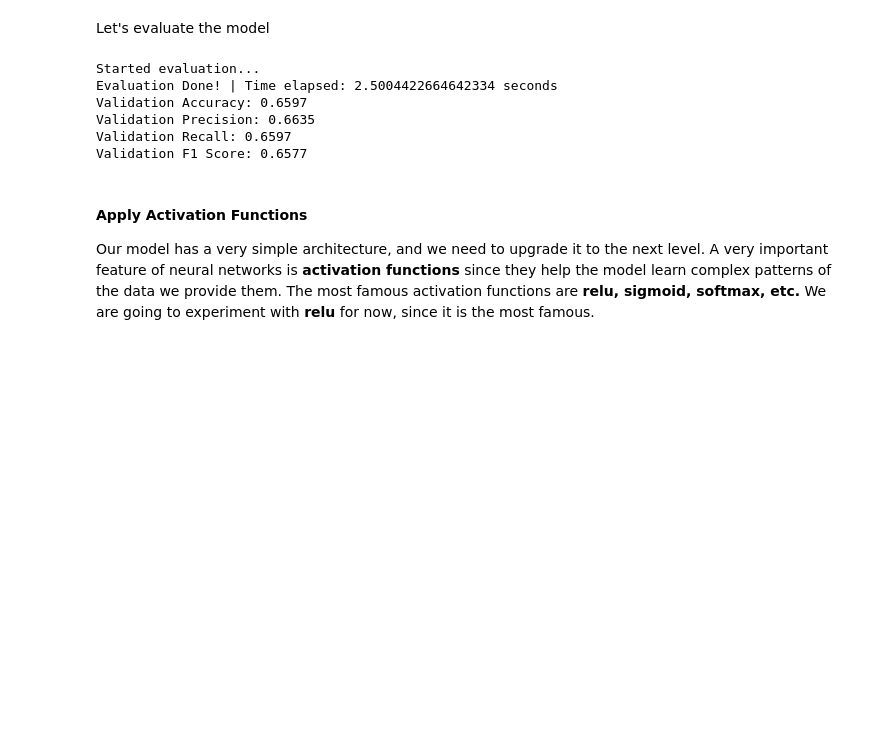
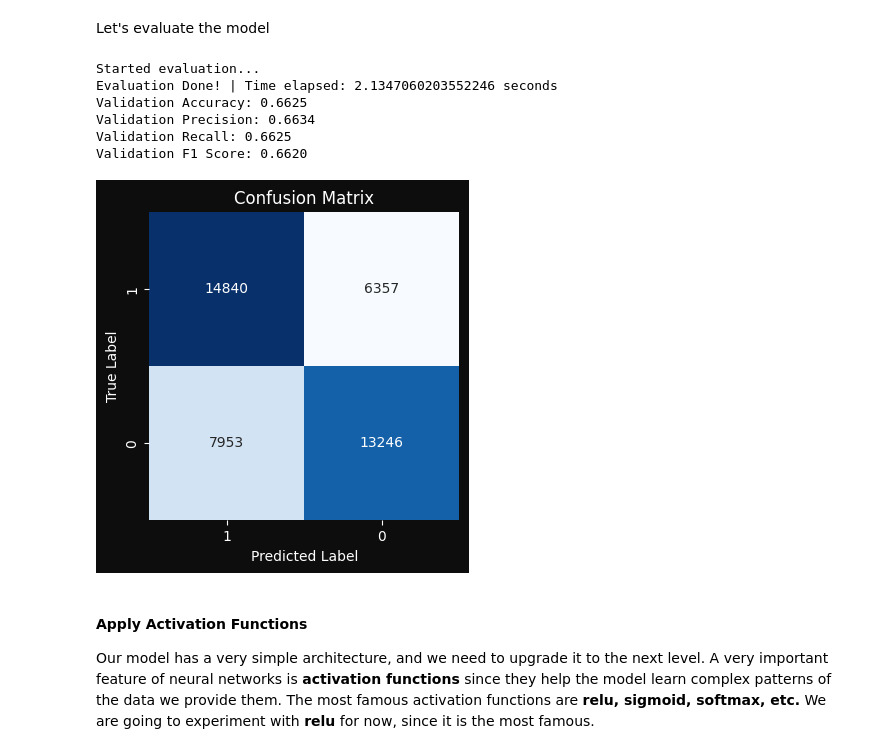
Before and after one commit to AntonisZks/Deep-Learning-for-Natural-Language-Processing, a Jupyter notebook: Notebooks/feed_forward_neural_network.ipynb, the cells around one changed output. Saved outputs shown, nothing was run; the diff lists cells and outputs as text; code cells hidden in the pictures; blank space fills up the shorter version.

```diff
--- a/Notebooks/feed_forward_neural_network.ipynb
+++ b/Notebooks/feed_forward_neural_network.ipynb
@@ -982,11 +1003,12 @@ plot_results(train_losses, val_losses, val_accuracies)
 ##### Evaluation and Different metrics
 Finally, we will evaluate the model by computing the **accuacy** and other metrics **(precision, recall, and f1-score)**. Let's build a function for that.
 # %%
-from sklearn.metrics import f1_score, accuracy_score, precision_score, recall_score
+from sklearn.metrics import confusion_matrix
+from sklearn.metrics import accuracy_score, precision_score, recall_score, f1_score
 
 @notify('Started evaluation...', 'Evaluation Done!')
 def evaluate_model(model, data_loader):
-  ''' Evaluates the model by reterning accuracy, precision, recall and f1-score '''
+  ''' Evaluates the model by returning accuracy, precision, recall, f1-score, and confusion matrix '''
 
   # Set the model to evaluation mode and initialize the true and predicted labels
   model.eval()
@@ -1001,18 +1023,19 @@ def evaluate_model(model, data_loader):
       all_labels.extend(y_batch.cpu().numpy())
       all_preds.extend(predicted.cpu().numpy())
 
-  # Compute accuracy, precission, recall and f1-score
+  # Compute accuracy, precision, recall, f1-score, and confusion matrix
   accuracy = accuracy_score(all_labels, all_preds)
   precision = precision_score(all_labels, all_preds, average='weighted')
   recall = recall_score(all_labels, all_preds, average='weighted')
   f1 = f1_score(all_labels, all_preds, average='weighted')
+  conf_matrix = confusion_matrix(all_labels, all_preds)
 
-  return accuracy, precision, recall, f1
+  return accuracy, precision, recall, f1, conf_matrix
 # %% [markdown]
 Let's evaluate the model
 # %%
 # Evaluate the model and get the metrics result
-accuracy_v1, precision_v1, recall_v1, f1_score_v1 = evaluate_model(model, validation_loader)
+accuracy_v1, precision_v1, recall_v1, f1_score_v1, conf_matrix = evaluate_model(model_v1, validation_loader)
 
 # Print the results
 print(f"Validation Accuracy: {accuracy_v1:.4f}")
@@ -1021,11 +1044,35 @@ print(f"Validation Recall: {recall_v1:.4f}")
 print(f"Validation F1 Score: {f1_score_v1:.4f}")
 # %% [output]
 Started evaluation...
-Evaluation Done! | Time elapsed: 2.5004422664642334 seconds
-Validation Accuracy: 0.6597
-Validation Precision: 0.6635
-Validation Recall: 0.6597
-Validation F1 Score: 0.6577
+Evaluation Done! | Time elapsed: 2.1347060203552246 seconds
+Validation Accuracy: 0.6625
+Validation Precision: 0.6634
+Validation Recall: 0.6625
+Validation F1 Score: 0.6620
+# %%
+import seaborn as sns
+
+# Plot the confusion matrix
+def plot_confusion_matrix(ax, cm, classes):
+    ''' Plots the confusion matrix '''
+    sns.heatmap(
+        cm, annot=True, fmt='d', cmap='Blues', cbar=False, xticklabels=classes, yticklabels=classes, ax=ax
+    )
+    ax.set_title('Confusion Matrix', color=text_color)
+    ax.set_xlabel('Predicted Label', color=text_color)
+    ax.set_ylabel('True Label', color=text_color)
+    ax.tick_params(colors=text_color)
+
+    # Add
+
+# Get the unique labels from the training dataset and plot the confusion matrix
+unique_labels = train_df['Label'].unique()
+fig, ax = plt.subplots(1, 1, figsize=(4, 4))
+fig.patch.set_facecolor(patch_background_color)
+plot_confusion_matrix(ax, conf_matrix, classes=unique_labels)
+plt.show()
+# %% [output]
+[figure, added]
 # %% [markdown]
 #### Apply Activation Functions
 Our model has a very simple architecture, and we need to upgrade it to the next level. A very important feature of neural networks is **activation functions** since they help the model learn complex patterns of the data we provide them. The most famous activation functions are **relu, sigmoid, softmax, etc.** We are going to experiment with **relu** for now, since it is the most famous.
```
Also changed, not shown: parts of 29 cells of this notebook, 4 other files.
